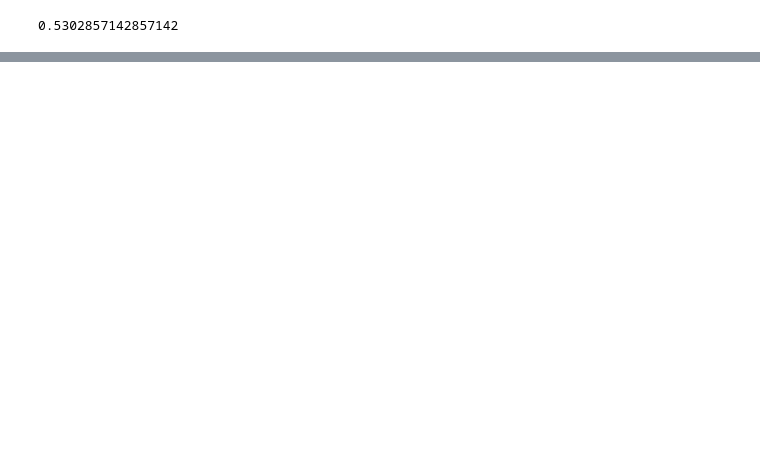
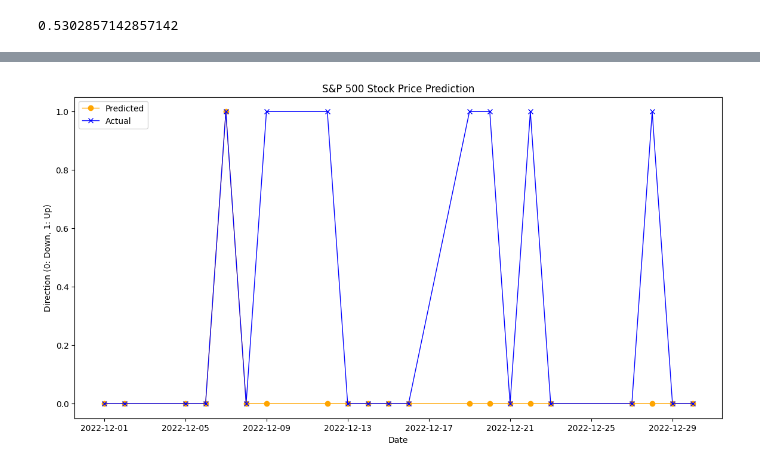
Before and after one commit to DewanggaDew/stock-market-prediction, a Jupyter notebook: stock-market-model.ipynb, the cells around one changed output, grey strips where cells are left out. Saved outputs shown, nothing was run; the diff lists cells and outputs as text; code cells hidden in the pictures; blank space fills up the shorter version.

Commit message:
Graph-Implementation

```diff
--- a/stock-market-model.ipynb
+++ b/stock-market-model.ipynb
@@ -236,0 +239,27 @@ precision_score(predictions["Target"], predictions["Predictions"])
+# %%
+# Filter data for the specified date range (2020-01-01 to 2024-01-01)
+date_range_start = '2022-12-01'
+date_range_end = '2023-01-01'
+
+filtered_predictions = predictions[date_range_start:date_range_end]
+
+# Function to plot lines indicating predicted and actual directions with thinner lines
+def plot_directions(predictions, title="S&P 500 Stock Price Prediction"):
+    plt.figure(figsize=(14, 7))
+
+    # Plot lines indicating predicted direction
+    plt.plot(predictions.index, predictions['Predictions'], label='Predicted', color='orange', linestyle='-', marker='o', linewidth=1)
+
+    # Plot lines indicating actual direction
+    plt.plot(predictions.index, predictions['Target'], label='Actual', color='blue', linestyle='-', marker='x', linewidth=1)
+
+    plt.title(title)
+    plt.xlabel('Date')
+    plt.ylabel('Direction (0: Down, 1: Up)')
+    plt.legend()
+    plt.show()
+
+# Plot backtested predictions and actual directions with thinner lines for the specified date range
+plot_directions(filtered_predictions)
+# %% [output]
+[figure, added]
```
Also changed, not shown: parts of 13 cells of this notebook.
